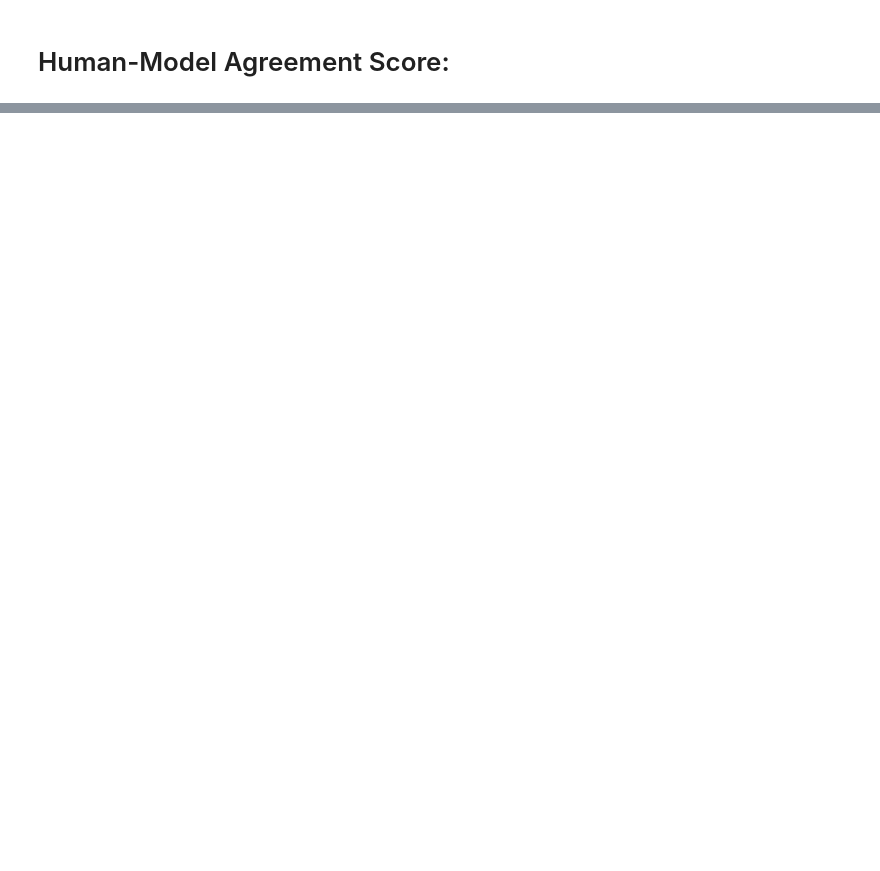
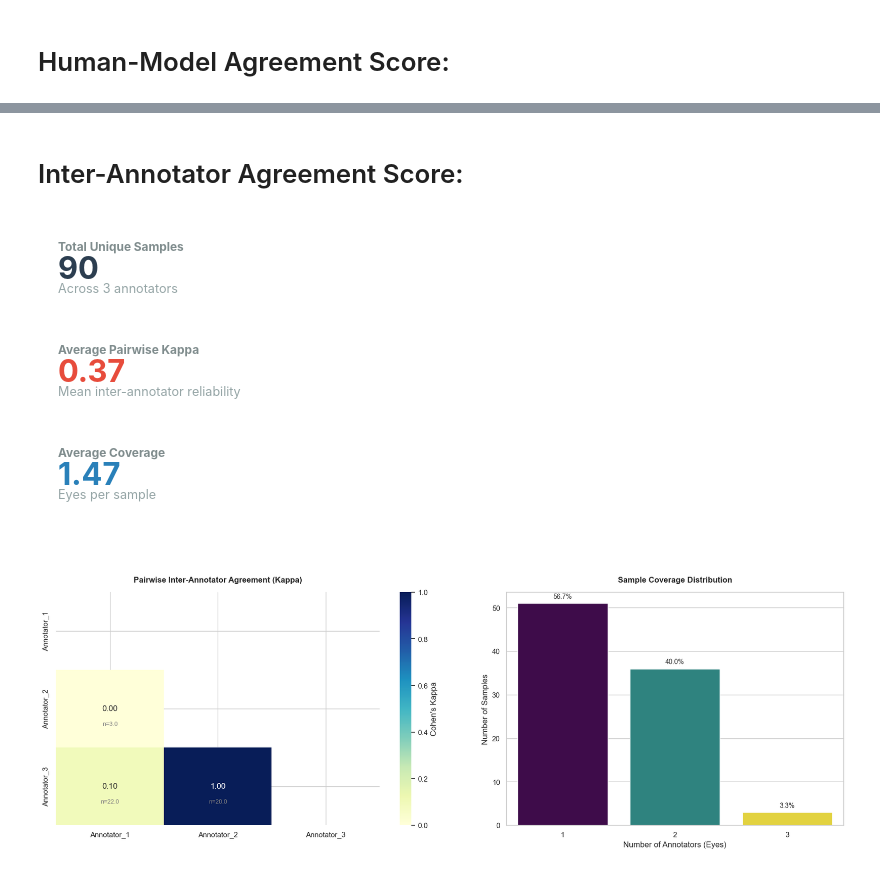
Before and after one commit to danielhk753/CLECK, a Jupyter notebook: notebooks/dataset_annotation.ipynb, the cells around one changed output, grey strips where cells are left out. Cells and saved outputs as stored; diff of their text form; code cells hidden in the pictures; blank space fills up the shorter version.

```diff
--- a/notebooks/dataset_annotation.ipynb
+++ b/notebooks/dataset_annotation.ipynb
@@ -142,0 +145,16 @@ Conflict in audit verdicts
+# %% [markdown]
+# Inter-Annotator Agreement Score:
+# %%
+files = [os.path.join(REPO_PATH, "notebooks/paragraph_audit_progress.json"), os.path.join(REPO_PATH, "notebooks/paragraph_audit_progress_1.json"), os.path.join(REPO_PATH, "notebooks/paragraph_audit_progress_2.json")]
+df_all, kappa_df, shared_df = calculate_human_agreement(files)
+# %% [output]
+Total Unique Samples
+90
+Across 3 annotators
+Average Pairwise Kappa
+0.37
+Mean inter-annotator reliability
+Average Coverage
+1.47
+Eyes per sample
+[figure, added]
```
Also changed, not shown: parts of 7 cells of this notebook.
